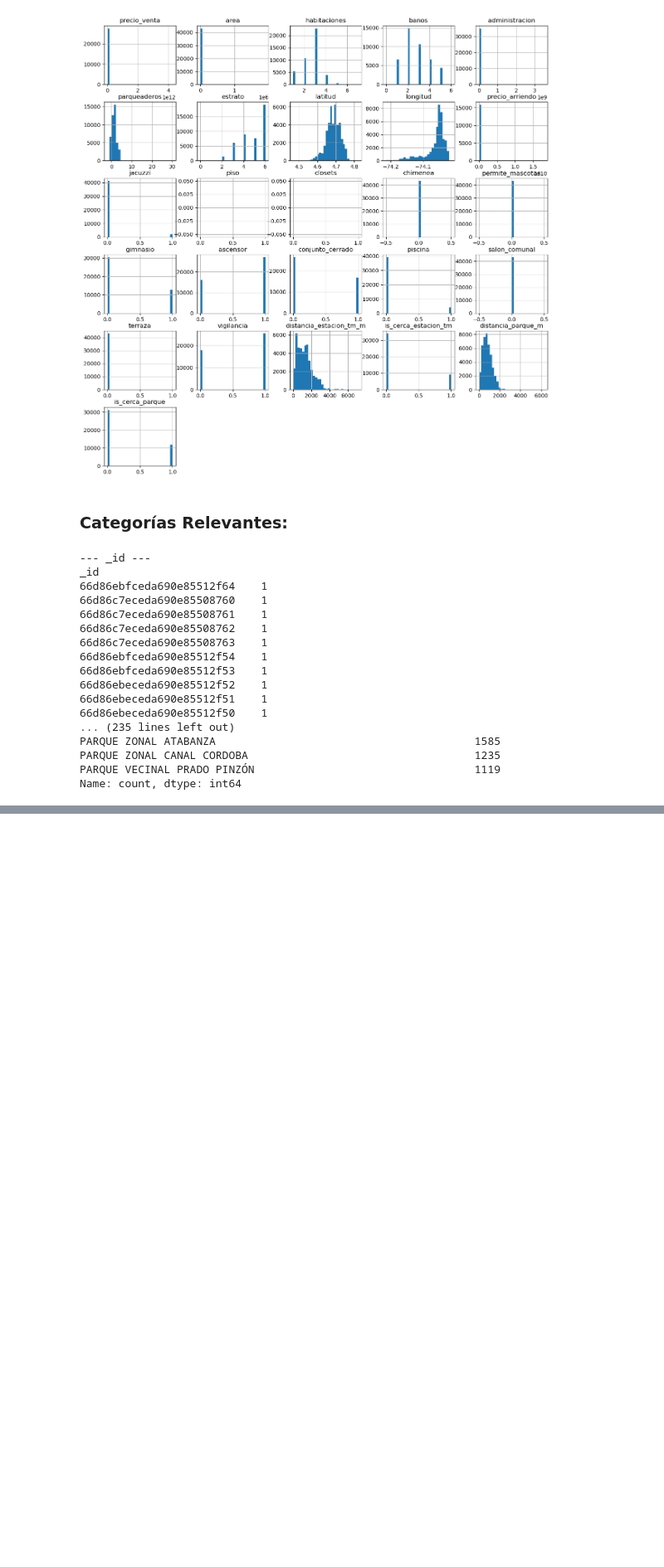
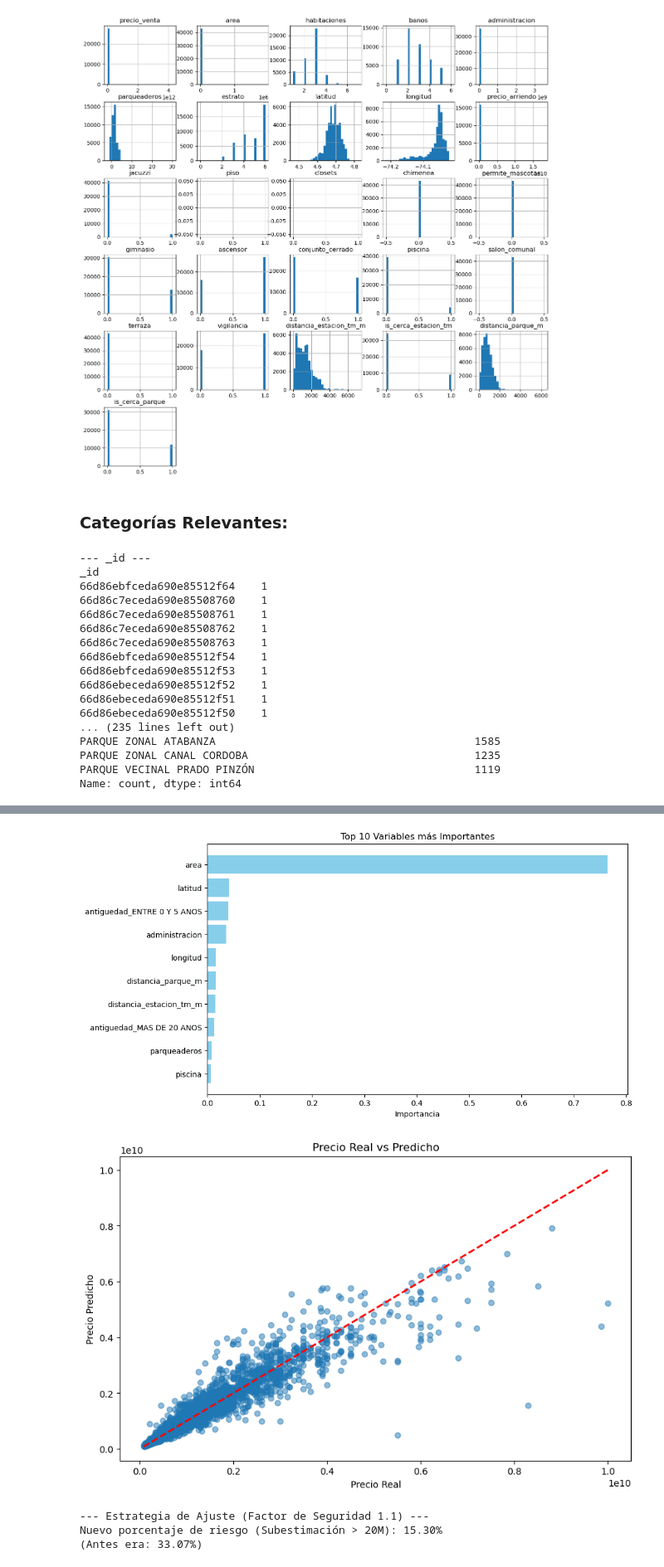
Before and after one commit to Carlos-301/Taller-2-Applied-Data-Science, a Jupyter notebook: notebooks/taller2.ipynb, the cells around one changed output, grey strips where cells are left out. Shown at 83% size. Cells and saved outputs as stored; diff of their text form; code cells hidden in the pictures; blank space fills up the shorter version.

```diff
--- a/notebooks/taller2.ipynb
+++ b/notebooks/taller2.ipynb
@@ -238,0 +338,19 @@ ValueError: Layout of 5x5 must be larger than required size 26
+# %%
+# --- CODIFICACIÓN DE VARIABLES (Encoding) ---
+
+# 1. Variables a eliminar (Alta cardinalidad o redundantes con distancias)
+# 'barrio' y 'sector' son muy específicos, por ahora usaremos 'localidad' y coordenadas.
+# 'estacion_tm_cercana' y 'parque_cercano' se representan mejor por sus distancias numéricas.
+cols_drop_high_card = ['barrio', 'sector', 'estacion_tm_cercana', 'parque_cercano']
+df_model = df_model.drop(columns=[c for c in cols_drop_high_card if c in df_model.columns])
+
+# 2. Variables a convertir con One-Hot Encoding (Dummies)
+# Convertimos variables categóricas de baja cardinalidad en columnas binarias (0/1)
+cols_to_encode = ['tipo_propiedad', 'tipo_operacion', 'estado', 'antiguedad', 'localidad']
+
+# Aplicar get_dummies
+df_model = pd.get_dummies(df_model, columns=cols_to_encode, drop_first=True)
+
+print("Dimensiones después del Encoding:", df_model.shape)
+# Mostrar las primeras 5 columnas nuevas para verificar
+print(df_model.iloc[:, -5:].columns.tolist())
@@ -238,0 +444,46 @@ ValueError: Layout of 5x5 must be larger than required size 26
+# %%
+# --- ANÁLISIS DE RESULTADOS Y MEJORA ---
+
+# 1. Importancia de Variables
+importances = rf_model.feature_importances_
+feature_names = X.columns
+feature_importance_df = pd.DataFrame({'Feature': feature_names, 'Importance': importances})
+feature_importance_df = feature_importance_df.sort_values(by='Importance', ascending=False).head(10)
+
+plt.figure(figsize=(10, 6))
+plt.barh(feature_importance_df['Feature'], feature_importance_df['Importance'], color='skyblue')
+plt.xlabel('Importancia')
+plt.title('Top 10 Variables más Importantes')
+plt.gca().invert_yaxis()
+plt.show()
+
+# 2. Gráfico Real vs Predicho
+plt.figure(figsize=(10, 6))
+plt.scatter(y_test, y_pred, alpha=0.5)
+plt.plot([y_test.min(), y_test.max()], [y_test.min(), y_test.max()], 'r--', lw=2) # Línea perfecta
+plt.xlabel('Precio Real')
+plt.ylabel('Precio Predicho')
+plt.title('Precio Real vs Predicho')
+plt.show()
+
+# 3. Estrategia de Ajuste (Safety Buffer)
+# El modelo tiene buen R2 (0.90) pero falla en la regla de negocio (33% de riesgo).
+# Como el negocio prioriza NO subestimar, podemos aplicar un factor de corrección.
+# Probemos aumentando la predicción en un porcentaje pequeño (ej. 5% o 10%) para cubrir el riesgo.
+
+factor_seguridad = 1.10 # Aumentar precio predicho en 10%
+y_pred_safe = y_pred * factor_seguridad
+
+errores_safe = y_test - y_pred_safe
+subestimaciones_graves_safe = errores_safe[errores_safe > 20_000_000]
+porc_risk_safe = (len(subestimaciones_graves_safe) / len(y_test)) * 100
+
+print(f"--- Estrategia de Ajuste (Factor de Seguridad {factor_seguridad}) ---")
+print(f"Nuevo porcentaje de riesgo (Subestimación > 20M): {porc_risk_safe:.2f}%")
+print(f"(Antes era: {porc_subestimacion:.2f}%)")
+# %% [output]
+[figure, added]
+[figure, added]
+--- Estrategia de Ajuste (Factor de Seguridad 1.1) ---
+Nuevo porcentaje de riesgo (Subestimación > 20M): 15.30%
+(Antes era: 33.07%)
```
Also changed, not shown: parts of 16 cells of this notebook, 1 other file.
